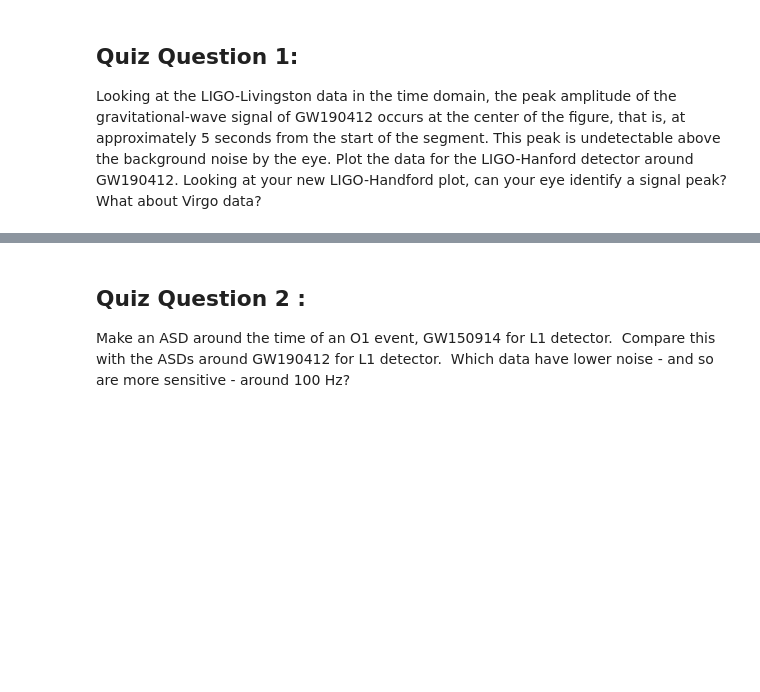
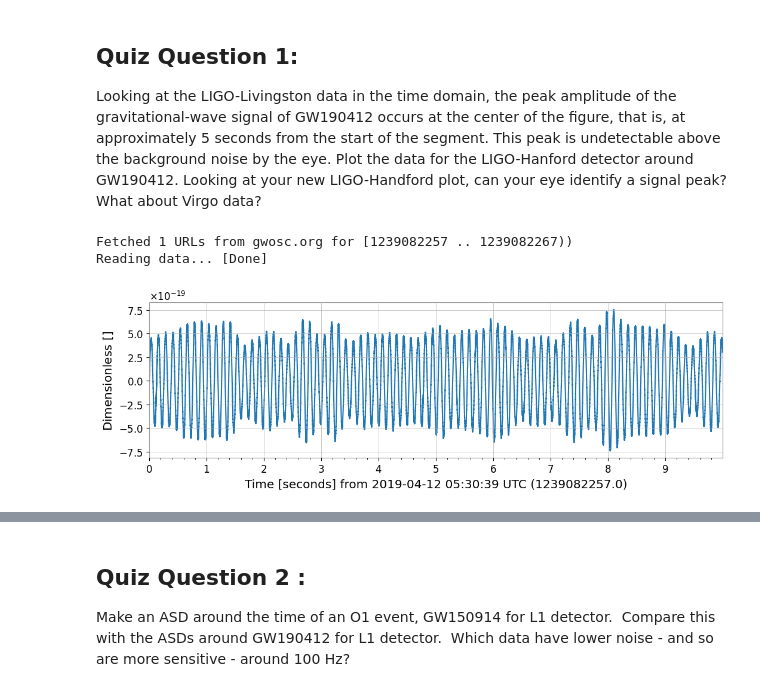
Before and after one commit to acifajkya/GWOSCWorkshop, a Jupyter notebook: Tutorials/Day_1/Tuto_1.2_Open_Data_access_with_GWpy.ipynb, the cells around one changed output, grey strips where cells are left out. Saved outputs shown, nothing was run; the diff lists cells and outputs as text; code cells hidden in the pictures; blank space fills up the shorter version.

```diff
--- a/Tutorials/Day_1/Tuto_1.2_Open_Data_access_with_GWpy.ipynb
+++ b/Tutorials/Day_1/Tuto_1.2_Open_Data_access_with_GWpy.ipynb
@@ -242,3 +244,12 @@ Now we can see clearly the relative sensitivity of each detectors of LIGO and Vi
 ## Quiz Question 1:
 
 Looking at the LIGO-Livingston data in the time domain, the peak amplitude of the gravitational-wave signal of GW190412  occurs at the center of the figure, that is, at approximately 5 seconds from the start of the segment. This peak is undetectable above the background noise by the eye. Plot the data for the LIGO-Hanford detector around GW190412. Looking at your new LIGO-Handford plot, can your eye identify a signal peak? What about Virgo data?
+# %%
+from gwpy.timeseries import TimeSeries
+ldata = TimeSeries.fetch_open_data('H1', *segment, verbose=True)
+# print(ldata)
+plot = ldata.plot()
+# %% [output]
+Fetched 1 URLs from gwosc.org for [1239082257 .. 1239082267))
+Reading data... [Done]
+[figure, added]
```
Also changed, not shown: parts of 20 cells of this notebook.
